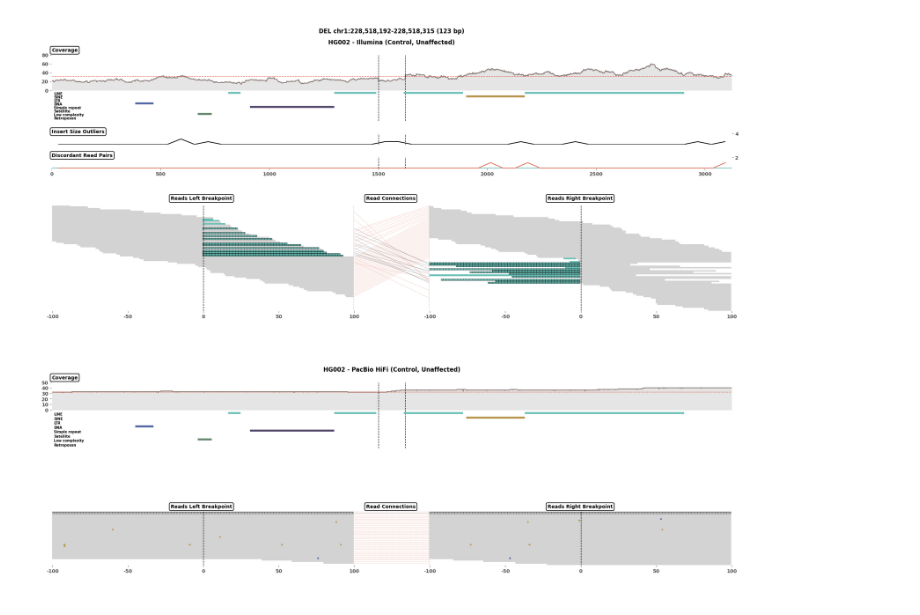
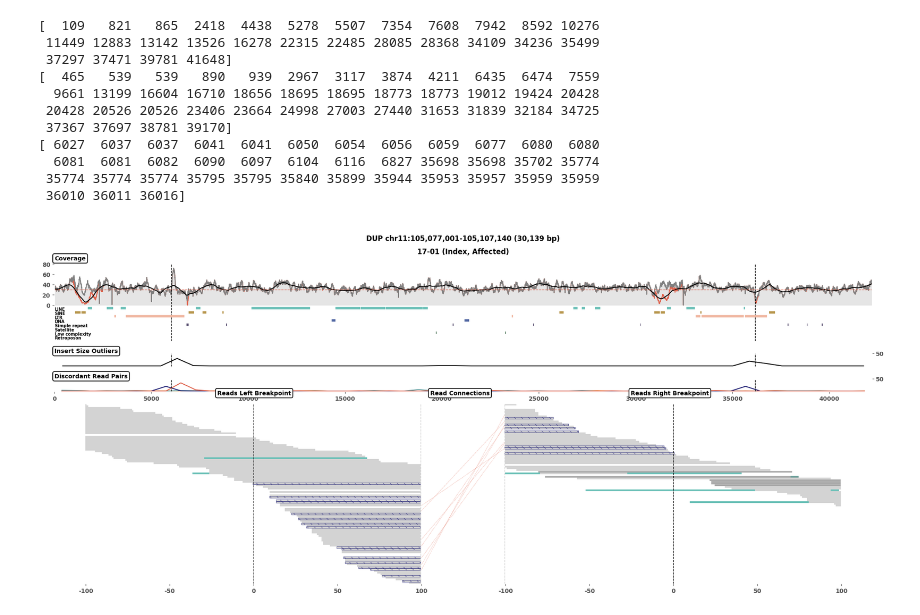
Before and after one commit to burgshrimps/cuban, a Jupyter notebook: sv-visualize.ipynb, the cells around one changed output. Cells and saved outputs as stored; diff of their text form; code cells hidden in the pictures.

```diff
--- a/sv-visualize.ipynb
+++ b/sv-visualize.ipynb
@@ -21,10 +21,10 @@ repeats = '/confidential/tGenVar/ref/hg38/annotation/hg38_repeatmasker.tsv'
 repeat_df = pd.read_csv(repeats, sep='\t')
 # %%
 # Region
-sv_type = 'DEL'
-chrom = 'chr1'
-start = 228518192
-stop = 228518192 + 123
+sv_type = 'DUP'
+chrom = 'chr11'
+start = 105077001
+stop = 105107140
 
 # Samples from cohort
 """
@@ -44,10 +44,10 @@ cohort_samples = {'16-110' : {'family_status' : 'index',
                               'bam_name' : f'/confidential/typo/cohorts/Udd/aligned_bam/16-113/GRCh38.bwa_mem.pe.sorted.mdup.recal.bam',
                               'baseline_cov' : 30}}"""
 
-cohort_samples = {'159-98' : {'family_status' : 'index',
+cohort_samples = {'17-01' : {'family_status' : 'index',
                               'disease_status' : 'affected',
                               'technology' : 'ill',
-                              'bam_name' : f'/confidential/tGenVar/tech/illumina/snakemake_results/bam_hg38/159_98/bwa_mem.pe.sorted.mdup.bam',
+                              'bam_name' : f'/confidential/iGenVar/Unsolved_cases/WGS/aligned_bam/17-01/GRCh38.bwa_mem.pe.sorted.mdup.recal.bam',
                               'baseline_cov' : 30}}
 
 # Load baseline coverage for control samples
@@ -79,6 +79,17 @@ rep_y_pos_map = {'LINE' : (-6, '#6ac0b7'),
                  'Low_complexity' : (-54, '#61856b'),
                  'Retroposon' : (-62, '#2f7155')}
 # %%
-plot_breakpoints_ill(control_samples, repeat_df, sv_type, chrom, start, stop, padding=1500, window=100, collapse_ins=False)
+plot_breakpoints_ill(cohort_samples, repeat_df, sv_type, chrom, start, stop, padding=1500, window=100, collapse_ins=False)
 # %% [output]
+[  109   821   865  2418  4438  5278  5507  7354  7608  7942  8592 10276
+ 11449 12883 13142 13526 16278 22315 22485 28085 28368 34109 34236 35499
+ 37297 37471 39781 41648]
+[  465   539   539   890   939  2967  3117  3874  4211  6435  6474  7559
+  9661 13199 16604 16710 18656 18695 18695 18773 18773 19012 19424 20428
+ 20428 20526 20526 23406 23664 24998 27003 27440 31653 31839 32184 34725
+ 37367 37697 38781 39170]
+[ 6027  6037  6037  6041  6041  6050  6054  6056  6059  6077  6080  6080
+  6081  6081  6082  6090  6097  6104  6116  6827 35698 35698 35702 35774
+ 35774 35774 35774 35795 35795 35840 35899 35944 35953 35957 35959 35959
+ 36010 36011 36016]
-[figure, old version]
+[figure, new version]
```
Also changed, not shown: 2 other files.
